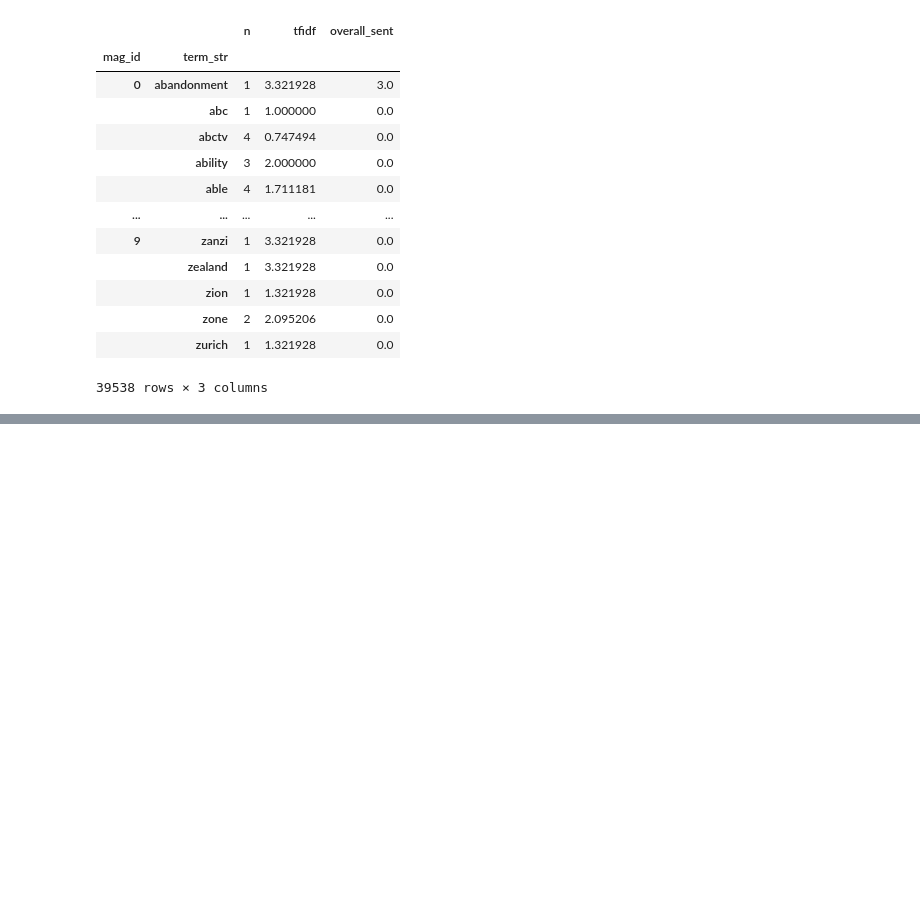
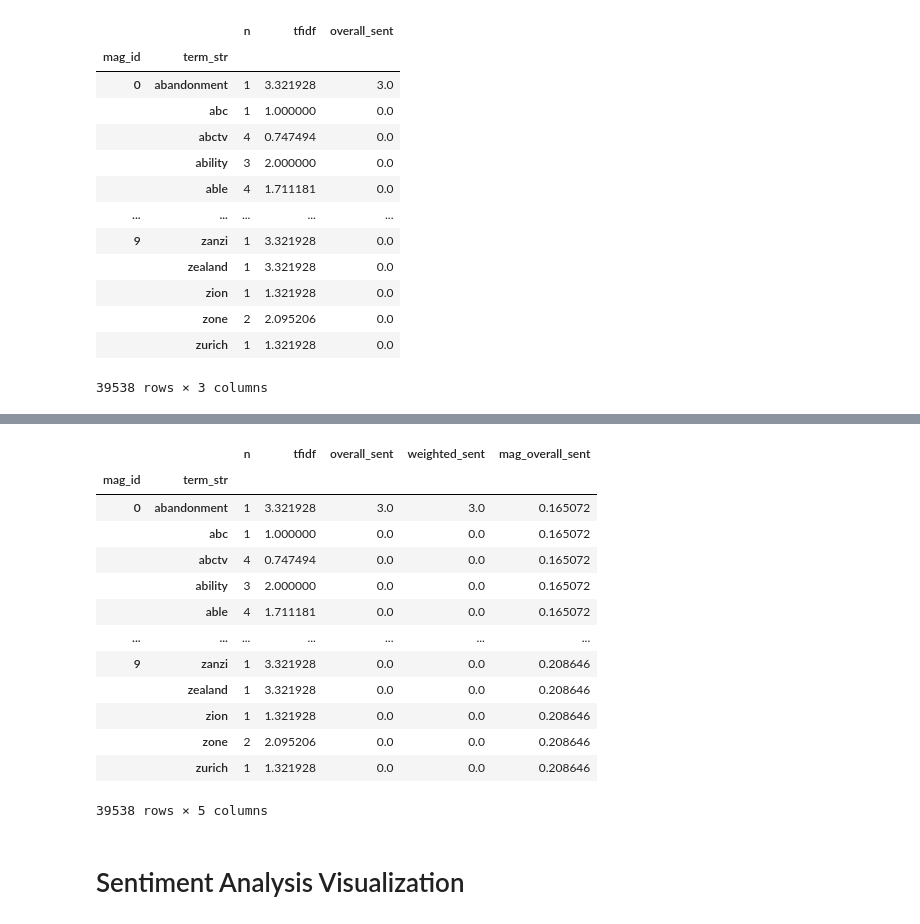
Before and after one commit to aniyahlater/ds5001_final_project, a Jupyter notebook: sentiment_analysis.ipynb, the cells around one changed output, grey strips where cells are left out. Saved outputs shown, nothing was run; the diff lists cells and outputs as text; code cells hidden in the pictures; blank space fills up the shorter version.

```diff
--- a/sentiment_analysis.ipynb
+++ b/sentiment_analysis.ipynb
@@ -247,0 +246,19 @@ sent_per_doc
+# %%
+# going to create a new column that represents the overall sentiment for each magazine named 'mag_overall_sent'
+DOC_SENT['mag_overall_sent'] = DOC_SENT.index.get_level_values('mag_id').map(sent_per_doc)
+DOC_SENT
+# %% [output]
+|  |  | n | tfidf | overall_sent | weighted_sent | mag_overall_sent |
+| mag_id | term_str |  |  |  |  |  |
+| 0 | abandonment | 1 | 3.321928 | 3.0 | 3.0 | 0.165072 |
+|  | abc | 1 | 1.000000 | 0.0 | 0.0 | 0.165072 |
+|  | abctv | 4 | 0.747494 | 0.0 | 0.0 | 0.165072 |
+|  | ability | 3 | 2.000000 | 0.0 | 0.0 | 0.165072 |
+|  | able | 4 | 1.711181 | 0.0 | 0.0 | 0.165072 |
+| ... | ... | ... | ... | ... | ... | ... |
+| 9 | zanzi | 1 | 3.321928 | 0.0 | 0.0 | 0.208646 |
+|  | zealand | 1 | 3.321928 | 0.0 | 0.0 | 0.208646 |
+|  | zion | 1 | 1.321928 | 0.0 | 0.0 | 0.208646 |
+|  | zone | 2 | 2.095206 | 0.0 | 0.0 | 0.208646 |
+|  | zurich | 1 | 1.321928 | 0.0 | 0.0 | 0.208646 |
+39538 rows × 5 columns
@@ -247,0 +267,2 @@ sent_per_doc
+# %% [markdown]
+# Sentiment Analysis Visualization
```
Also changed, not shown: parts of 9 cells of this notebook, 2 other files.
